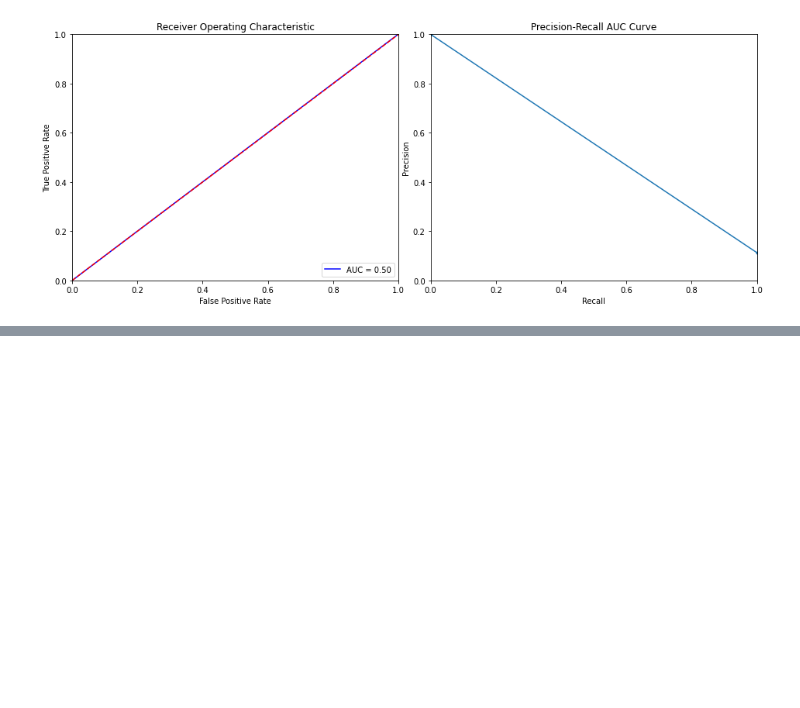
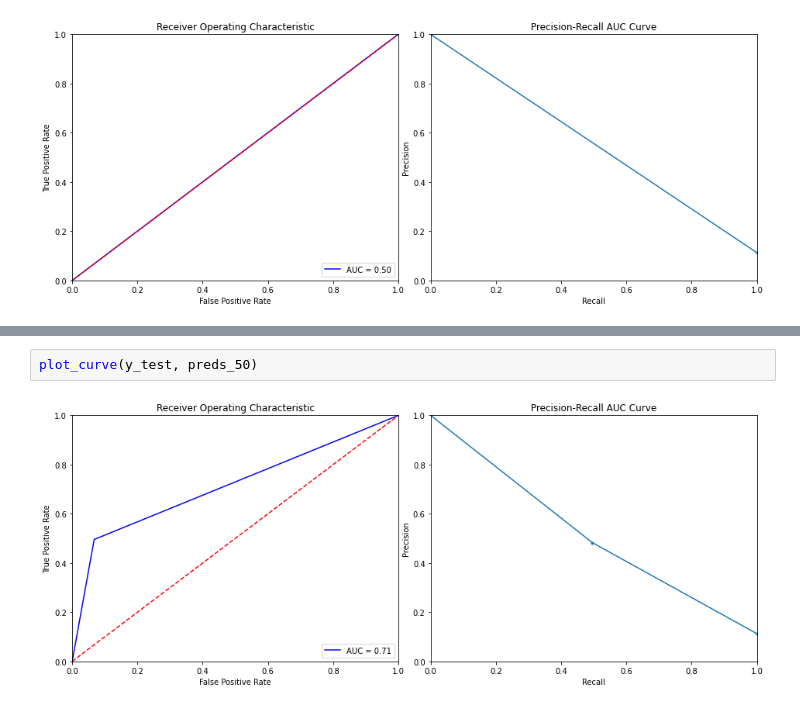
Before and after one commit to ShawnLiu119/Bank-Marketing_Clas-Clus-AppDev, a Jupyter notebook: BankMkting_NN_OrdinalEncoding_0802.ipynb, the cells around one changed output, grey strips where cells are left out. Cells and saved outputs as stored; diff of their text form; blank space fills up the shorter version.

```diff
--- a/BankMkting_NN_OrdinalEncoding_0802.ipynb
+++ b/BankMkting_NN_OrdinalEncoding_0802.ipynb
@@ -663,0 +856,4 @@ plot_curve(y_test, preds_m_50)
+# %%
+plot_curve(y_test, preds_50)
+# %% [output]
+[figure, added]
```
Also changed, not shown: parts of 22 cells of this notebook.
